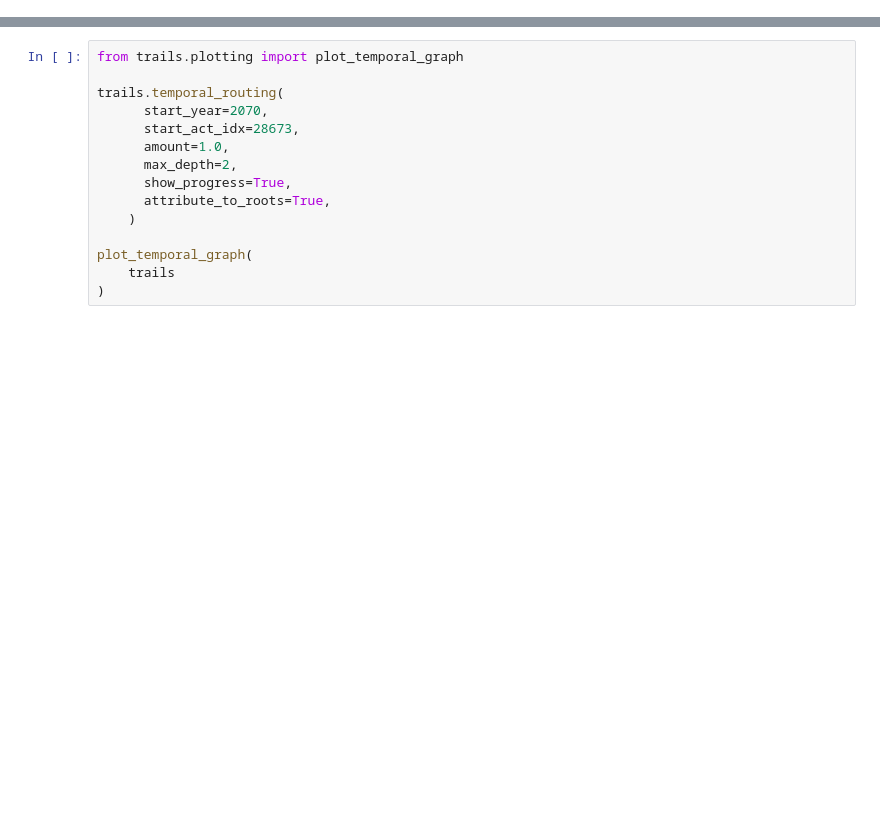
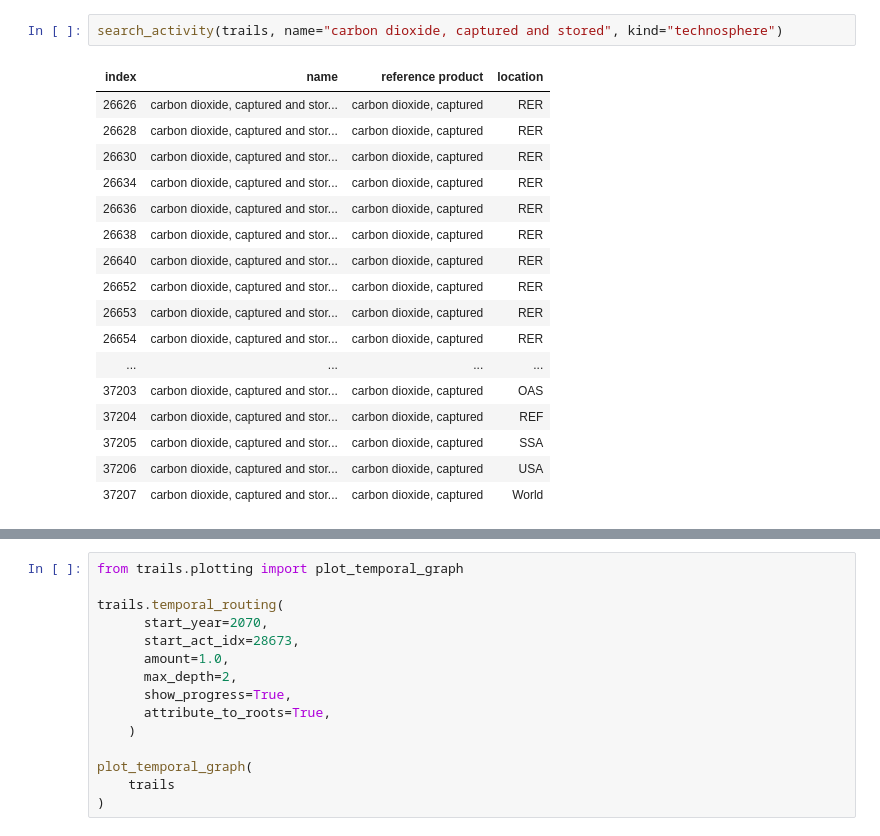
Before and after one commit to Laboratory-for-Energy-Systems-Analysis/trails, a Jupyter notebook: dev/example/ecoinvent example.ipynb, the cells around one changed output, grey strips where cells are left out. Cells and saved outputs as stored; diff of their text form; blank space fills up the shorter version.

```diff
--- a/dev/example/ecoinvent example.ipynb
+++ b/dev/example/ecoinvent example.ipynb
@@ -17,2 +17,22 @@ clear_cache()
 # %% [output]
 PosixPath('/Users/romain/Library/Application Support/trails/cache')
+# %%
+search_activity(trails, name="carbon dioxide, captured and stored", kind="technosphere")
+# %% [output]
+| index | name | reference product | location |
+| 26626 | carbon dioxide, captured and stor... | carbon dioxide, captured | RER |
+| 26628 | carbon dioxide, captured and stor... | carbon dioxide, captured | RER |
+| 26630 | carbon dioxide, captured and stor... | carbon dioxide, captured | RER |
+| 26634 | carbon dioxide, captured and stor... | carbon dioxide, captured | RER |
+| 26636 | carbon dioxide, captured and stor... | carbon dioxide, captured | RER |
+| 26638 | carbon dioxide, captured and stor... | carbon dioxide, captured | RER |
+| 26640 | carbon dioxide, captured and stor... | carbon dioxide, captured | RER |
+| 26652 | carbon dioxide, captured and stor... | carbon dioxide, captured | RER |
+| 26653 | carbon dioxide, captured and stor... | carbon dioxide, captured | RER |
+| 26654 | carbon dioxide, captured and stor... | carbon dioxide, captured | RER |
+| ... | ... | ... | ... |
+| 37203 | carbon dioxide, captured and stor... | carbon dioxide, captured | OAS |
+| 37204 | carbon dioxide, captured and stor... | carbon dioxide, captured | REF |
+| 37205 | carbon dioxide, captured and stor... | carbon dioxide, captured | SSA |
+| 37206 | carbon dioxide, captured and stor... | carbon dioxide, captured | USA |
+| 37207 | carbon dioxide, captured and stor... | carbon dioxide, captured | World |
```
Also changed, not shown: parts of 5 cells of this notebook, 2 other files.
